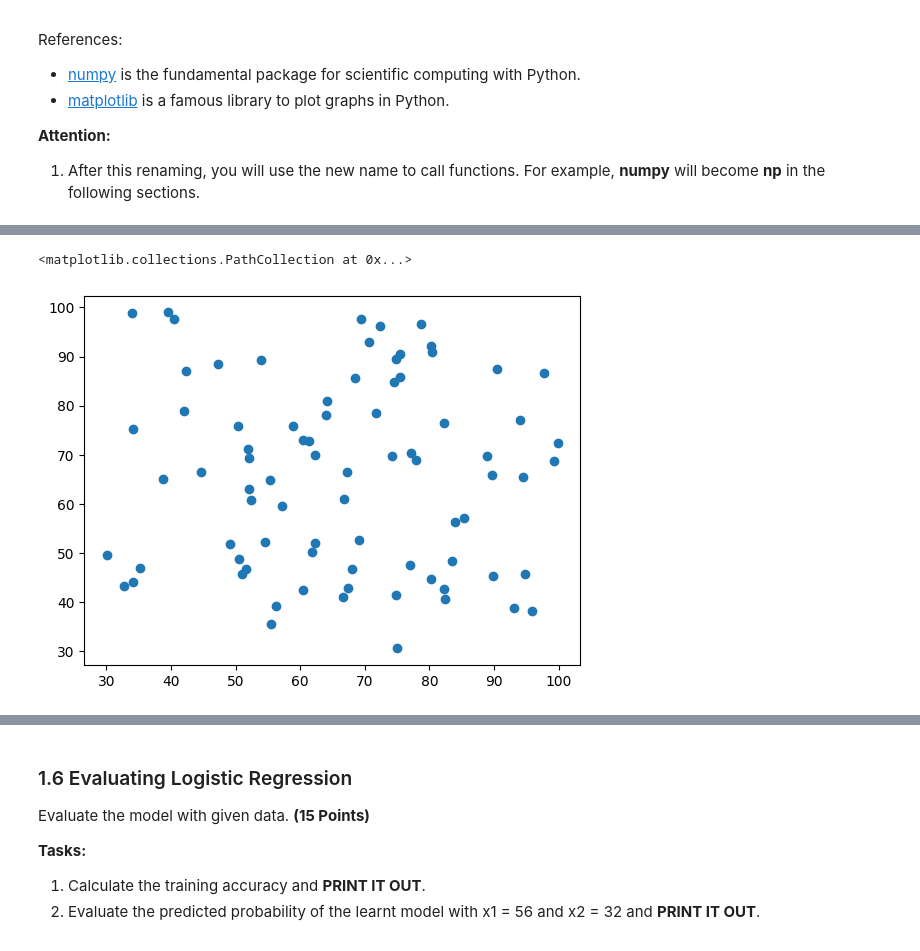
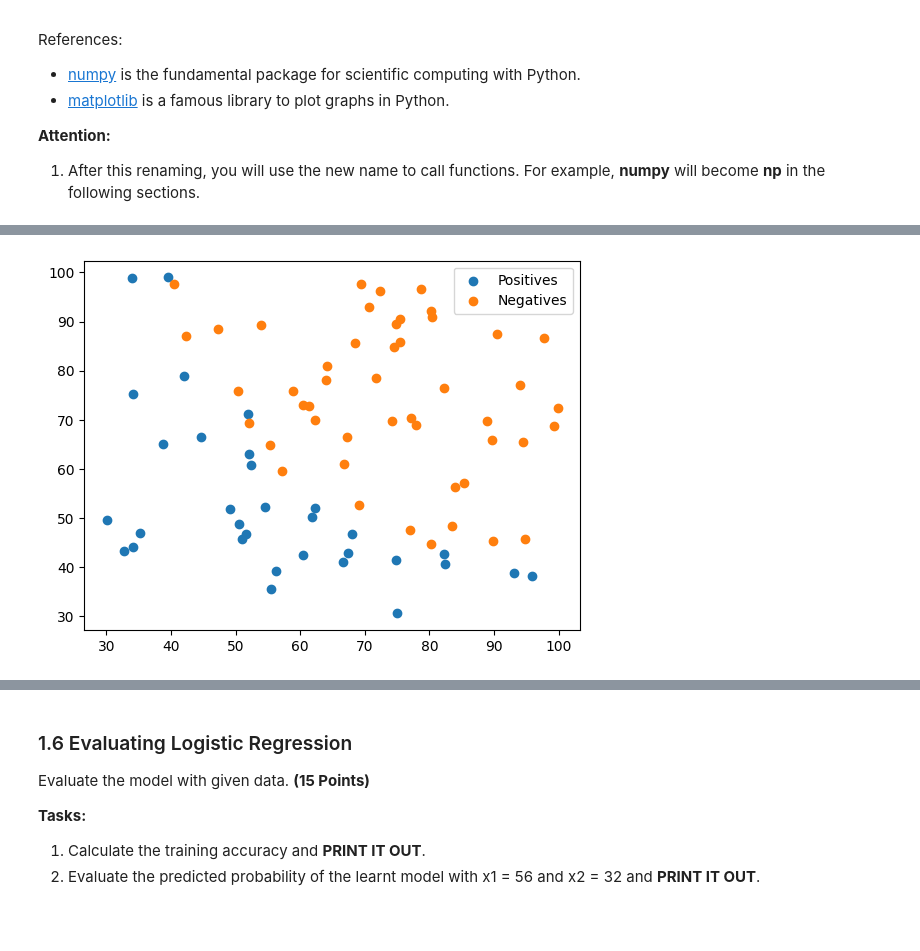
Before and after one commit to david-winfield2000/AI-Homework-2, a Jupyter notebook: Homework_02.ipynb, the cells around one changed output, grey strips where cells are left out. Saved outputs shown, nothing was run; the diff lists cells and outputs as text; code cells hidden in the pictures.

```diff
--- a/Homework_02.ipynb
+++ b/Homework_02.ipynb
@@ -48,17 +48,28 @@ Prepare the data for regression task. **(20 Points)**
 ![](https://drive.google.com/uc?export=view&id=1CPv5s4W8SkUMa_sXCIz-NejSnFj-e1IH)
 # %%
 # Preprocess input data and generate plots
-from turtle import color
+from tokenize import group
 
 
 data = pd.read_csv('data_logistic.csv')
 
 x1 = data.iloc[:, 0]
 x2 = data.iloc[:, 1]
 y = data.iloc[:, 2]
+
+df = pd.DataFrame(dict(x=x1, y=x2, label=y))
+
+groups = df.groupby('label')
+
+fix, ax = plt.subplots()
+
+for key, group in groups:
+     ax.scatter(group.x, group.y, label=key)
+ax.legend(['Positives', 'Negatives'])
+
+plt.show()
 # %% [output]
-<matplotlib.collections.PathCollection at 0x...>
-[figure, old version]
+[figure, new version]
 # %% [markdown]
 ### 1.3 - Sigmoid function ##
 
```
Also changed, not shown: parts of 4 cells of this notebook, 1 other file.
